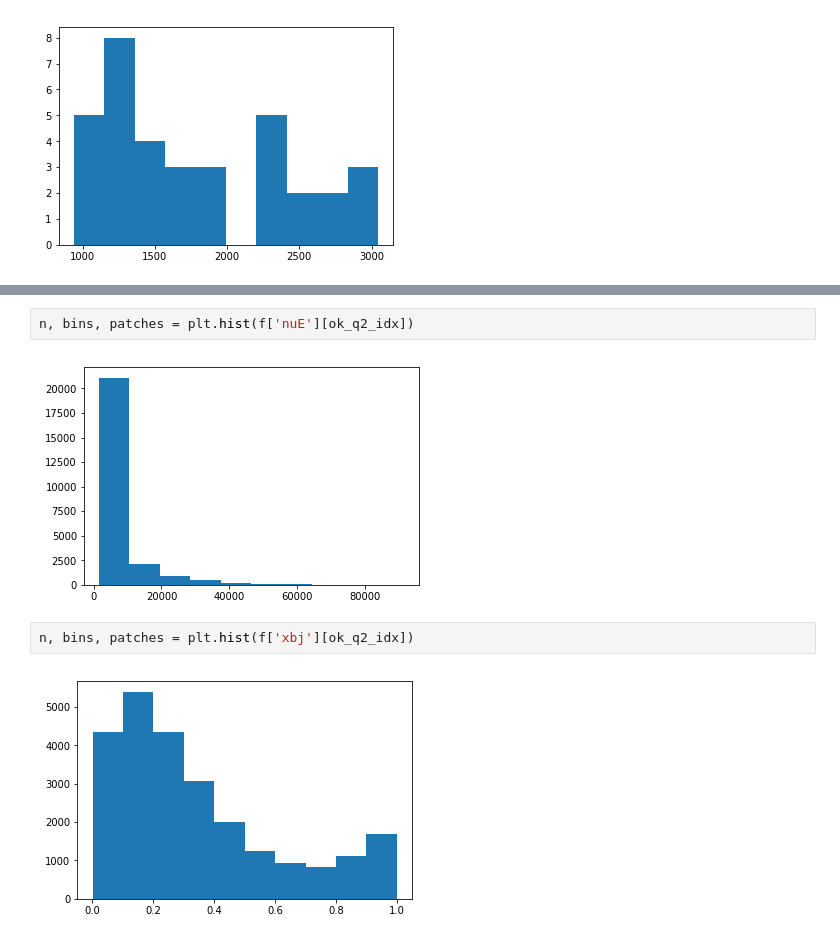
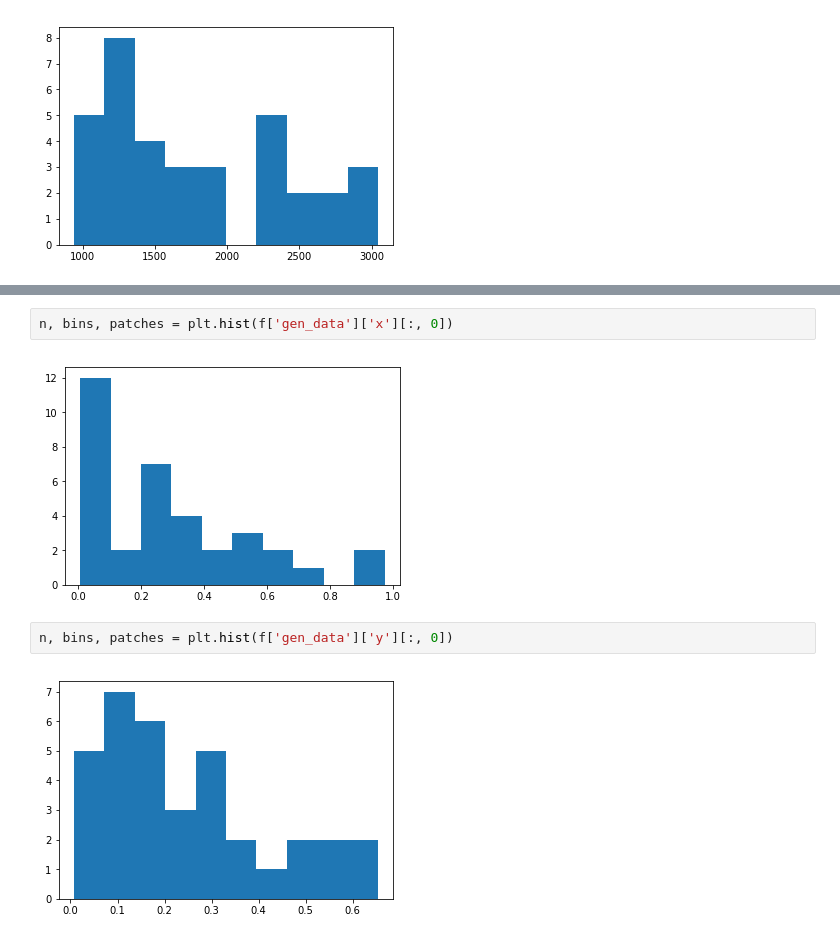
Before and after one commit to gnperdue/JupyterNotebooks, a Jupyter notebook: ANNMINERvA/visualize_kine_vars.ipynb, the cells around one changed output, grey strips where cells are left out. Cells and saved outputs as stored; diff of their text form.

```diff
--- a/ANNMINERvA/visualize_kine_vars.ipynb
+++ b/ANNMINERvA/visualize_kine_vars.ipynb
@@ -51,9 +55,9 @@ n, bins, patches = plt.hist(f['lepE'][ok_q2_idx])
 # %%
-n, bins, patches = plt.hist(f['nuE'][ok_q2_idx])
+n, bins, patches = plt.hist(f['gen_data']['x'][:, 0])
 # %% [output]
-[figure, old version]
+[figure, new version]
 # %%
-n, bins, patches = plt.hist(f['xbj'][ok_q2_idx])
+n, bins, patches = plt.hist(f['gen_data']['y'][:, 0])
 # %% [output]
-[figure, old version]
+[figure, new version]
 # %%
```
Also changed, not shown: parts of 19 cells of this notebook, 2 other files.
